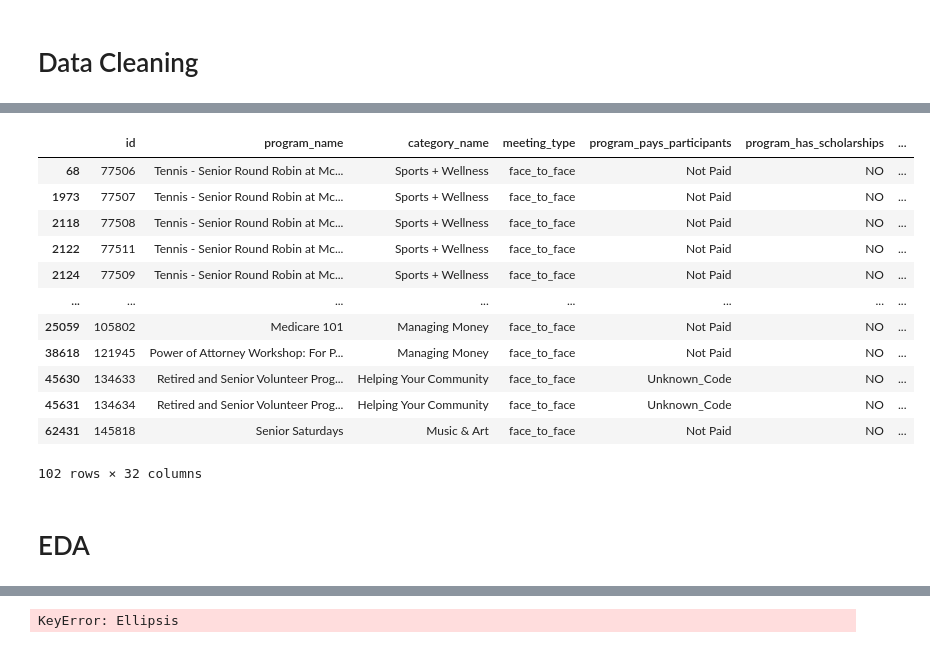
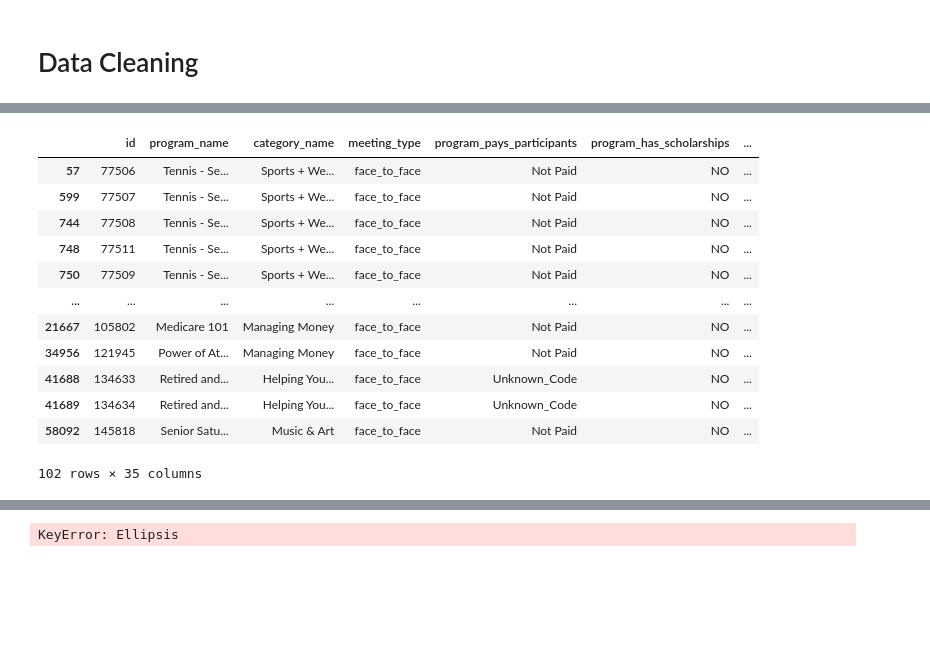
Before and after one commit to bpawlow/Stat390-Project, a Jupyter notebook: Data Cleaning & EDA.ipynb, the cells around one changed output, grey strips where cells are left out. Saved outputs shown, nothing was run; the diff lists cells and outputs as text; code cells hidden in the pictures; blank space fills up the shorter version.

Commit message:
add remaining plots and data cleaning

```diff
--- a/Data Cleaning & EDA.ipynb
+++ b/Data Cleaning & EDA.ipynb
@@ -13,7 +16,14 @@ from sklearn.model_selection import train_test_split
 # %%
 ## Read v4 csv dataset
 
-data = pd.read_csv("Data/project_data_v4.csv")
+data = pd.read_csv("Data/project_data_w_pl.csv")
+
+# set options to display all columns and rows
+pd.set_option('display.max_columns', None)
+pd.set_option('display.width', None)
+
+# set max_colwidth to a smaller value
+pd.set_option('display.max_colwidth', 15)
 display(data)
 # %% [output]
 |  | id | program_name | category_name | meeting_type | program_pays_participants | program_has_scholarships | ... |
@@ -58,22 +68,20 @@ display(freq_data)
 # %%
 # Discard programs where the minimum age is over 25
 
-display(data[data['min_age'] > 25])
+display(freq_data[freq_data['min_age'] > 25])
 
-under_25_data = data[data['min_age'] <= 25]
+under_25_data = freq_data[freq_data['min_age'] <= 25]
 # %% [output]
 |  | id | program_name | category_name | meeting_type | program_pays_participants | program_has_scholarships | ... |
-| 68 | 77506 | Tennis - Senior Round Robin at Mc... | Sports + Wellness | face_to_face | Not Paid | NO | ... |
-| 1973 | 77507 | Tennis - Senior Round Robin at Mc... | Sports + Wellness | face_to_face | Not Paid | NO | ... |
-| 2118 | 77508 | Tennis - Senior Round Robin at Mc... | Sports + Wellness | face_to_face | Not Paid | NO | ... |
-| 2122 | 77511 | Tennis - Senior Round Robin at Mc... | Sports + Wellness | face_to_face | Not Paid | NO | ... |
-| 2124 | 77509 | Tennis - Senior Round Robin at Mc... | Sports + Wellness | face_to_face | Not Paid | NO | ... |
+| 57 | 77506 | Tennis - Se... | Sports + We... | face_to_face | Not Paid | NO | ... |
+| 599 | 77507 | Tennis - Se... | Sports + We... | face_to_face | Not Paid | NO | ... |
+| 744 | 77508 | Tennis - Se... | Sports + We... | face_to_face | Not Paid | NO | ... |
+| 748 | 77511 | Tennis - Se... | Sports + We... | face_to_face | Not Paid | NO | ... |
+| 750 | 77509 | Tennis - Se... | Sports + We... | face_to_face | Not Paid | NO | ... |
 | ... | ... | ... | ... | ... | ... | ... | ... |
-| 25059 | 105802 | Medicare 101 | Managing Money | face_to_face | Not Paid | NO | ... |
-| 38618 | 121945 | Power of Attorney Workshop: For P... | Managing Money | face_to_face | Not Paid | NO | ... |
-| 45630 | 134633 | Retired and Senior Volunteer Prog... | Helping Your Community | face_to_face | Unknown_Code | NO | ... |
-| 45631 | 134634 | Retired and Senior Volunteer Prog... | Helping Your Community | face_to_face | Unknown_Code | NO | ... |
-| 62431 | 145818 | Senior Saturdays | Music & Art | face_to_face | Not Paid | NO | ... |
+| 21667 | 105802 | Medicare 101 | Managing Money | face_to_face | Not Paid | NO | ... |
+| 34956 | 121945 | Power of At... | Managing Money | face_to_face | Not Paid | NO | ... |
+| 41688 | 134633 | Retired and... | Helping You... | face_to_face | Unknown_Code | NO | ... |
+| 41689 | 134634 | Retired and... | Helping You... | face_to_face | Unknown_Code | NO | ... |
+| 58092 | 145818 | Senior Satu... | Music & Art | face_to_face | Not Paid | NO | ... |
-102 rows × 32 columns
+102 rows × 35 columns
-# %% [markdown]
-# EDA
```
Also changed, not shown: parts of 21 cells of this notebook, 1 other file.
